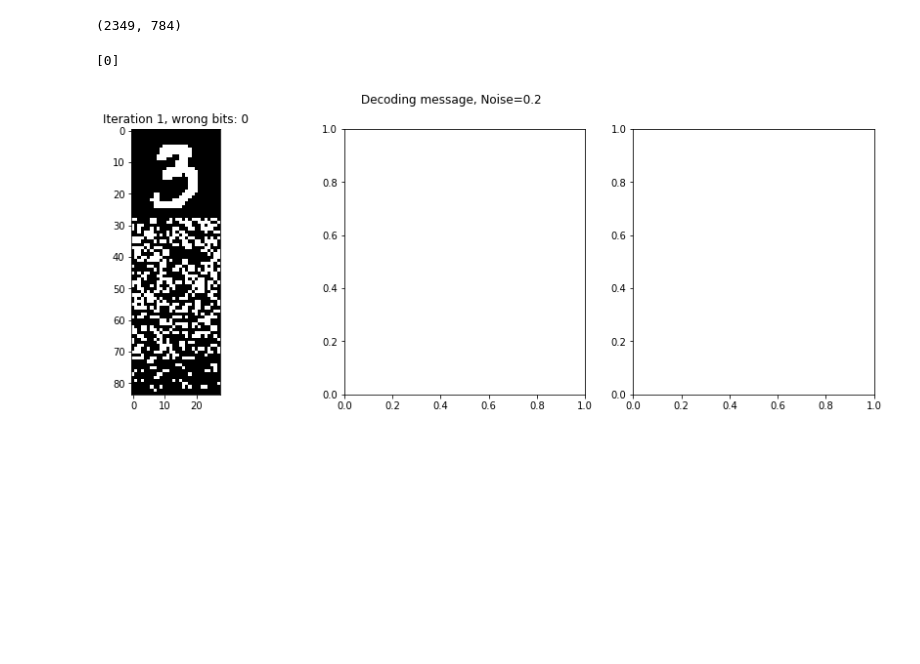
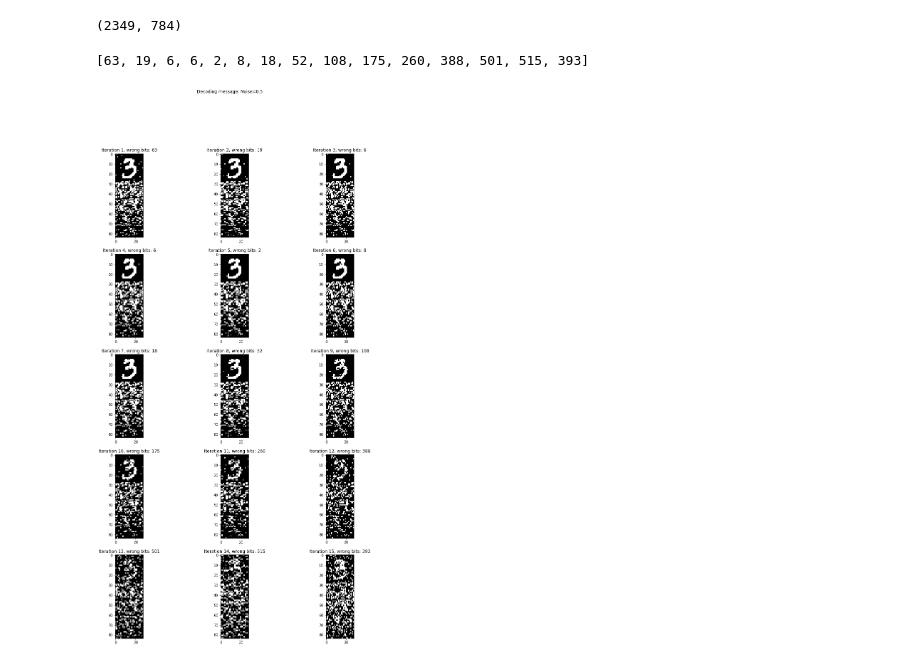
Before and after one commit to dashafok/LDPC, a Jupyter notebook: experiments.ipynb, the cells around one changed output. Saved outputs shown, nothing was run; the diff lists cells and outputs as text; code cells hidden in the pictures; blank space fills up the shorter version.

```diff
--- a/experiments.ipynb
+++ b/experiments.ipynb
@@ -391,7 +388,7 @@ print(tG.shape)
 # %% [output]
 (2349, 784)
 # %%
-test_code(message.flatten(), tG, noise_rate=0.2, maxiter=30, strategy='flat', verbose=True)
+test_code(message.flatten(), tG, noise_rate=0.5, strategy='flat', verbose=True)
 # %% [output]
-[0]
+[63, 19, 6, 6, 2, 8, 18, 52, 108, 175, 260, 388, 501, 515, 393]
-[figure, old version]
+[figure, new version]
```
Also changed, not shown: parts of 9 cells of this notebook.
